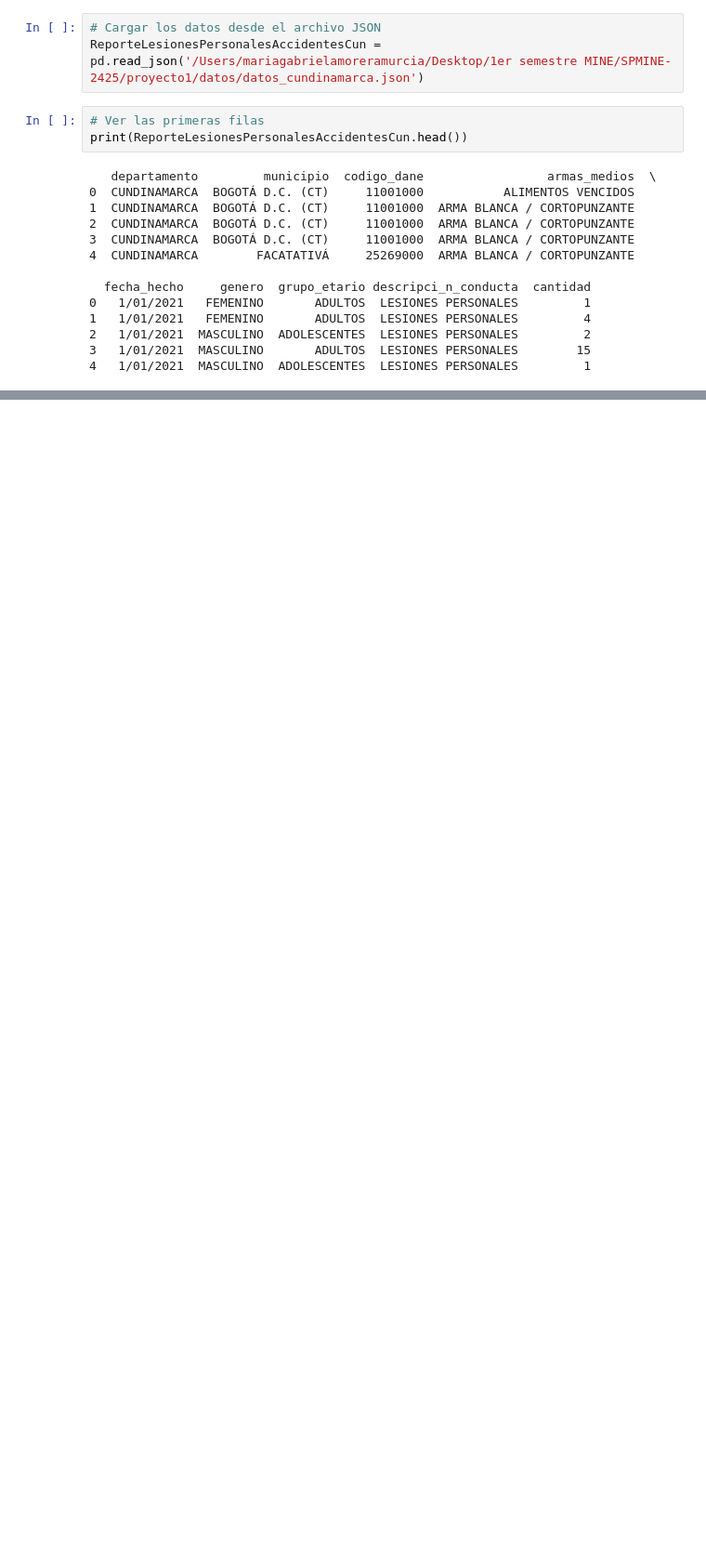
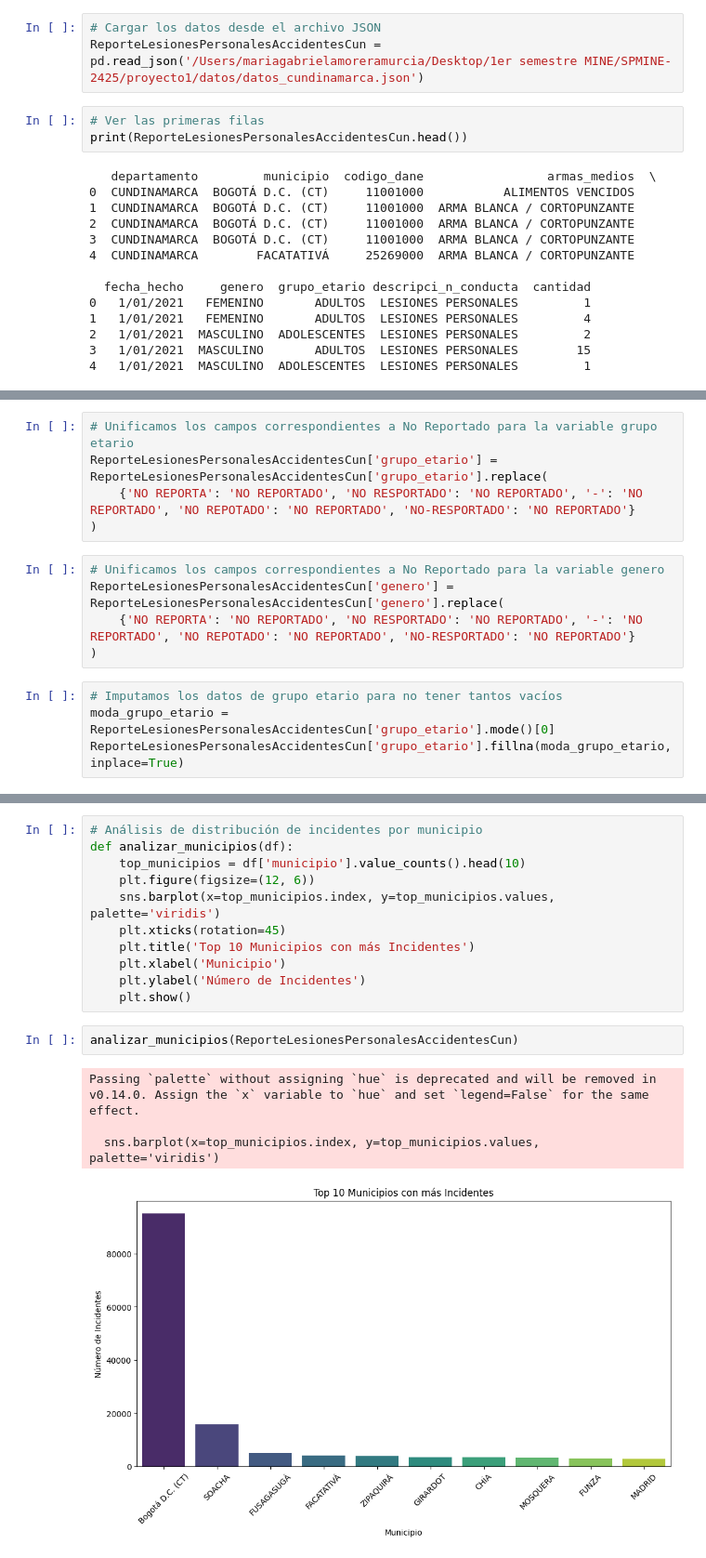
Before and after one commit to SPMINE-2425/Paula_Chaves_Gabriela_Morera_Taller1, a Jupyter notebook: codigo/cuaderno_exp.ipynb, the cells around one changed output, grey strips where cells are left out. Shown at 93% size. Saved outputs shown, nothing was run; the diff lists cells and outputs as text; blank space fills up the shorter version.

```diff
--- a/codigo/cuaderno_exp.ipynb
+++ b/codigo/cuaderno_exp.ipynb
@@ -45,0 +79,14 @@ max            NaN        NaN          NaN                  NaN     114.000000
+# %%
+# Unificamos los campos correspondientes a No Reportado para la variable grupo etario
+ReporteLesionesPersonalesAccidentesCun['grupo_etario'] = ReporteLesionesPersonalesAccidentesCun['grupo_etario'].replace(
+    {'NO REPORTA': 'NO REPORTADO', 'NO RESPORTADO': 'NO REPORTADO', '-': 'NO REPORTADO', 'NO REPOTADO': 'NO REPORTADO', 'NO-RESPORTADO': 'NO REPORTADO'}
+)
+# %%
+# Unificamos los campos correspondientes a No Reportado para la variable genero
+ReporteLesionesPersonalesAccidentesCun['genero'] = ReporteLesionesPersonalesAccidentesCun['genero'].replace(
+    {'NO REPORTA': 'NO REPORTADO', 'NO RESPORTADO': 'NO REPORTADO', '-': 'NO REPORTADO', 'NO REPOTADO': 'NO REPORTADO', 'NO-RESPORTADO': 'NO REPORTADO'}
+)
+# %%
+# Imputamos los datos de grupo etario para no tener tantos vacíos
+moda_grupo_etario = ReporteLesionesPersonalesAccidentesCun['grupo_etario'].mode()[0]
+ReporteLesionesPersonalesAccidentesCun['grupo_etario'].fillna(moda_grupo_etario, inplace=True)
@@ -45,0 +129,18 @@ max            NaN        NaN          NaN                  NaN     114.000000
+# %%
+# Análisis de distribución de incidentes por municipio
+def analizar_municipios(df):
+    top_municipios = df['municipio'].value_counts().head(10)
+    plt.figure(figsize=(12, 6))
+    sns.barplot(x=top_municipios.index, y=top_municipios.values, palette='viridis')
+    plt.xticks(rotation=45)
+    plt.title('Top 10 Municipios con más Incidentes')
+    plt.xlabel('Municipio')
+    plt.ylabel('Número de Incidentes')
+    plt.show()
+# %%
+analizar_municipios(ReporteLesionesPersonalesAccidentesCun)
+# %% [output]
+Passing `palette` without assigning `hue` is deprecated and will be removed in v0.14.0. Assign the `x` variable to `hue` and set `legend=False` for the same effect.
+
+  sns.barplot(x=top_municipios.index, y=top_municipios.values, palette='viridis')
+[figure, added]
```
Also changed, not shown: parts of 17 cells of this notebook, 5 other files.
